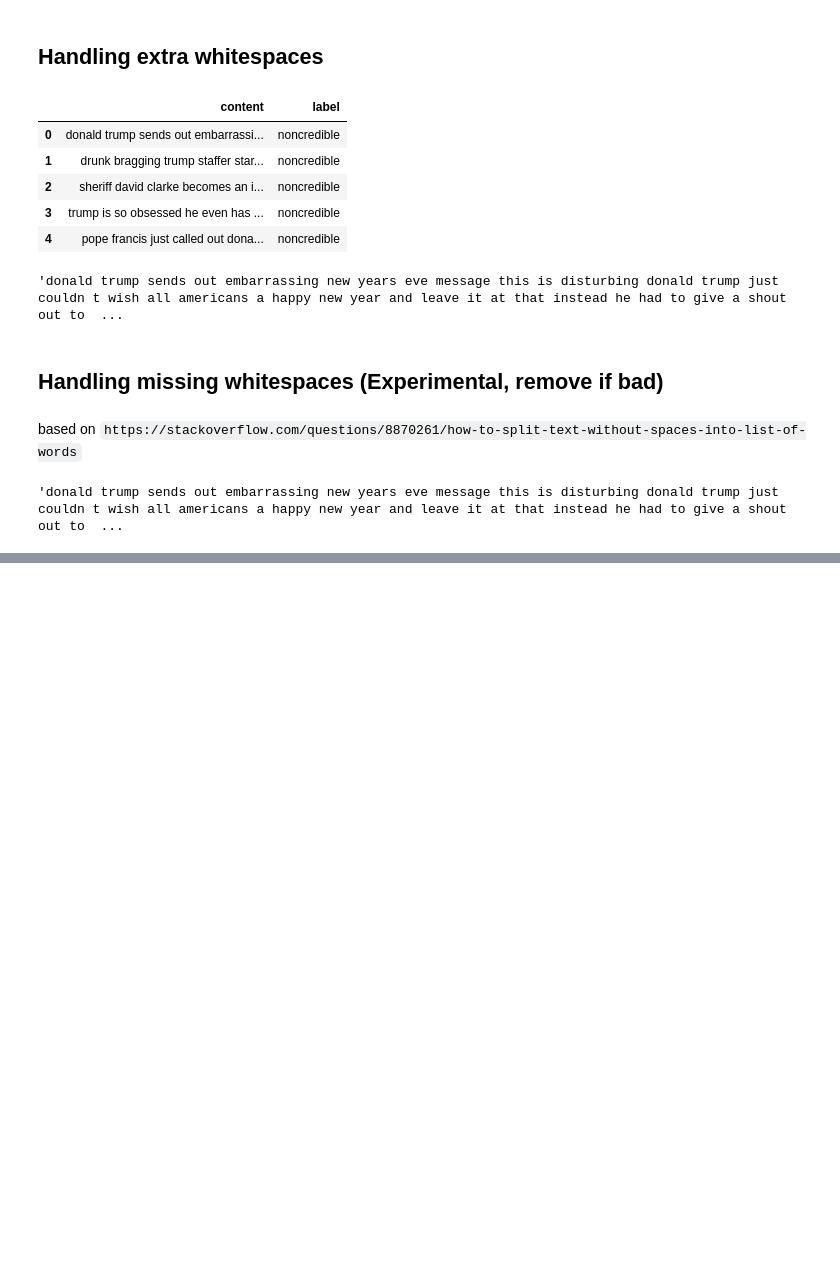
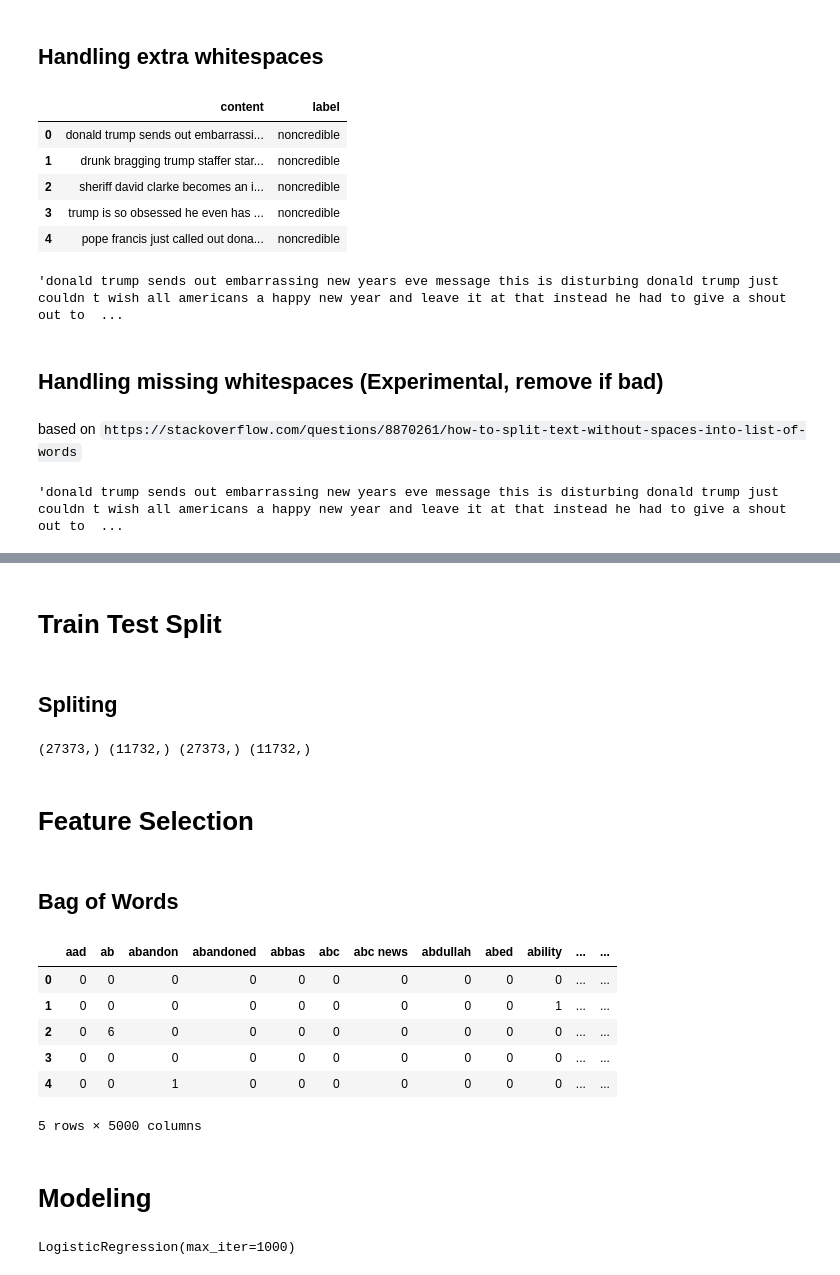
Before and after one commit to Akyas-S/News-Classification-NLP-model, a Jupyter notebook: NLP notebook.ipynb, the cells around one changed output, grey strips where cells are left out. Drawn from its saved outputs; the diff is of its cells as text; code cells hidden in the pictures; blank space fills up the shorter version.

```diff
--- a/NLP notebook.ipynb
+++ b/NLP notebook.ipynb
@@ -540,0 +539,10 @@ Total runtime (minutes): 7.344646390279134
+# %%
+from nltk.stem import WordNetLemmatizer
+
+lemmatizer = WordNetLemmatizer()
+
+def lemmatize_tokens(tokens):
+    return [lemmatizer.lemmatize(token) for token in tokens]
+
+df_pre['content'] = df_pre['content'].apply(lemmatize_tokens)
+df_pre.head()
@@ -540,0 +556,59 @@ Total runtime (minutes): 7.344646390279134
+# %% [markdown]
+# Train Test Split
+# %% [markdown]
+## Spliting
+# %%
+from sklearn.model_selection import train_test_split
+
+df_pre['content_str'] = df_pre['content'].apply(lambda tokens: ' '.join(tokens))
+
+X = df_pre['content_str']
+y = df_pre['label']
+
+
+X_train_text, X_test_text, y_train, y_test = train_test_split(
+    X, y, test_size=0.3, random_state=42, stratify=y
+)
+
+print(X_train_text.shape, X_test_text.shape, y_train.shape, y_test.shape)
+# %% [output]
+(27373,) (11732,) (27373,) (11732,)
+# %% [markdown]
+# Feature Selection
+# %% [markdown]
+## Bag of Words
+# %%
+# --- Bag of Words (BOW) Feature Extraction ---
+
+from sklearn.feature_extraction.text import CountVectorizer
+
+# Create the vectorizer (you can adjust max_features or min_df as needed)
+vectorizer = CountVectorizer( min_df = 10, max_df=0.7 , max_features=5000, ngram_range=(1, 2))
+
+# Fit on training data and transform both train and test
+X_train_bow = vectorizer.fit_transform(X_train_text)
+X_test_bow = vectorizer.transform(X_test_text)
+
+# Convert to DataFrame for better visualization
+feature_names = vectorizer.get_feature_names_out()
+bow_df = pd.DataFrame(X_train_bow.toarray(), columns=feature_names)
+bow_df.head()
+# %% [output]
+|  | aad | ab | abandon | abandoned | abbas | abc | abc news | abdullah | abed | ability | ... | ... |
+| 0 | 0 | 0 | 0 | 0 | 0 | 0 | 0 | 0 | 0 | 0 | ... | ... |
+| 1 | 0 | 0 | 0 | 0 | 0 | 0 | 0 | 0 | 0 | 1 | ... | ... |
+| 2 | 0 | 6 | 0 | 0 | 0 | 0 | 0 | 0 | 0 | 0 | ... | ... |
+| 3 | 0 | 0 | 0 | 0 | 0 | 0 | 0 | 0 | 0 | 0 | ... | ... |
+| 4 | 0 | 0 | 1 | 0 | 0 | 0 | 0 | 0 | 0 | 0 | ... | ... |
+5 rows × 5000 columns
+# %% [markdown]
+# Modeling
+# %%
+from sklearn.linear_model import LogisticRegression
+from sklearn.metrics import classification_report, accuracy_score
+
+# Initialize and train the model
+lr_model = LogisticRegression(max_iter=1000)
+lr_model.fit(X_train_bow, y_train)
+# %% [output]
+LogisticRegression(max_iter=1000)
```
Also changed, not shown: parts of 37 cells of this notebook.
